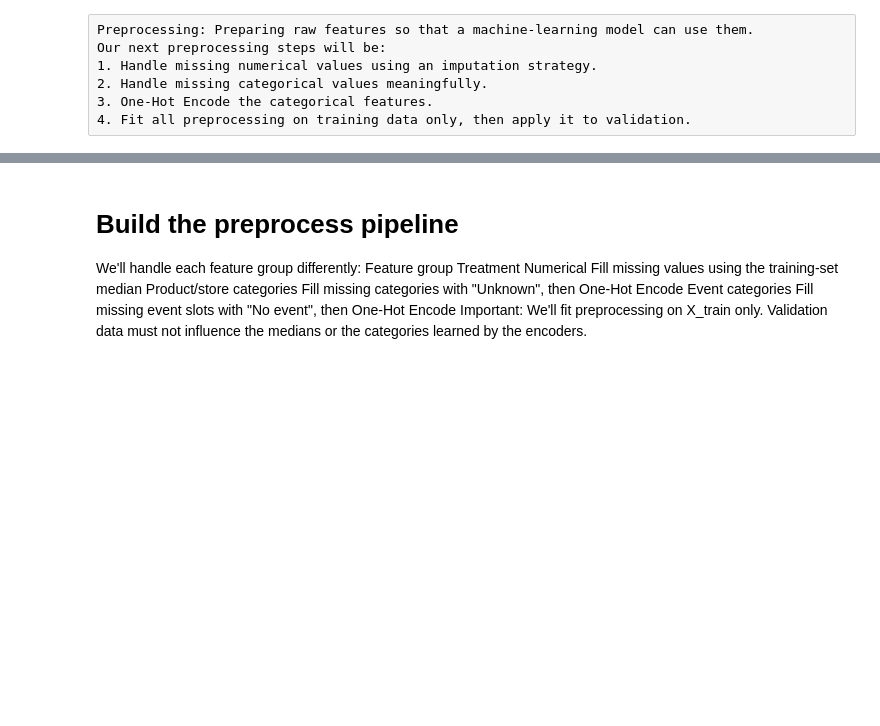
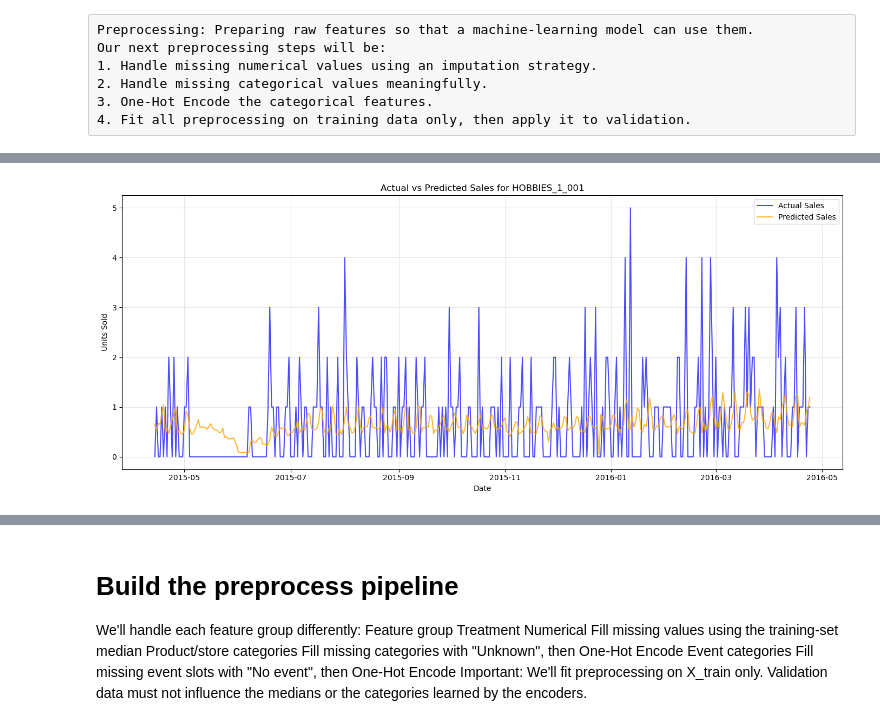
Before and after one commit to piyushmishra76/ai-supply-chain-intelligence, a Jupyter notebook: notebooks/03_feature_engineering.ipynb, the cells around one changed output, grey strips where cells are left out. Drawn from its saved outputs; the diff is of its cells as text; code cells hidden in the pictures; blank space fills up the shorter version.

```diff
--- a/notebooks/03_feature_engineering.ipynb
+++ b/notebooks/03_feature_engineering.ipynb
@@ -1089,17 +1213,19 @@ event_categorical_features = [
     "event_type_2"
 ]
 for col in event_categorical_features:
-    X_train[col] = (
-        X_train[col]
-        .astype(object)
-        .where(X_train[col].notna(), "No event")
-    )
+    X_train[col] = X_train[col].astype(object).where(X_train[col].notna(), "No event")
+    X_valid[col] = X_valid[col].astype(object).where(X_valid[col].notna(), "No event")
+#i am doing this because by using lightgbm if we onehot encode the cateforical feature it will create a sparse  column according to the number of features
+# so we will just convert categories to category datatype
+#LightGBM's native categorical split algorithm is much faster and more accurate than OHE.
+# 2. Convert ALL categoricals to 'category' dtype for LightGBM (Step 1 from earlier)
+all_categorical_cols = [
+    "item_id", "dept_id", "cat_id", "store_id", "state_id"
+] + event_categorical_features
 
-    X_valid[col] = (
-        X_valid[col]
-        .astype(object)
-        .where(X_valid[col].notna(), "No event")
-    )
+for col in all_categorical_cols:
+    X_train[col] = X_train[col].astype('category')
+    X_valid[col] = X_valid[col].astype('category')
 # %%
 print("Missing training event values:")
 print(X_train[event_categorical_features].isna().sum())
@@ -1158,0 +1404,25 @@ Our next preprocessing steps will be:
+# %%
+import matplotlib.pyplot as plt
+
+# 1. Attach predictions to your original validation dataframe
+valid_results = valid_df.copy()
+valid_results['predicted_sales'] = y_pred
+
+# 2. Pick an item to look at (let's grab the one with the most sales rows in validation)
+sample_item = valid_results['item_id'].value_counts().index[0]
+item_data = valid_results[valid_results['item_id'] == sample_item]
+
+# 3. Plot the timeline
+plt.figure(figsize=(14, 6))
+plt.plot(item_data['date'], item_data['sales'], label='Actual Sales', alpha=0.7, color='blue')
+plt.plot(item_data['date'], item_data['predicted_sales'], label='Predicted Sales', alpha=0.8, color='orange')
+
+plt.title(f"Actual vs Predicted Sales for {sample_item}")
+plt.ylabel("Units Sold")
+plt.xlabel("Date")
+plt.legend()
+plt.grid(True, alpha=0.3)
+plt.tight_layout()
+plt.show()
+# %% [output]
+[figure, added]
```
Also changed, not shown: parts of 70 cells of this notebook, 7 other files.
